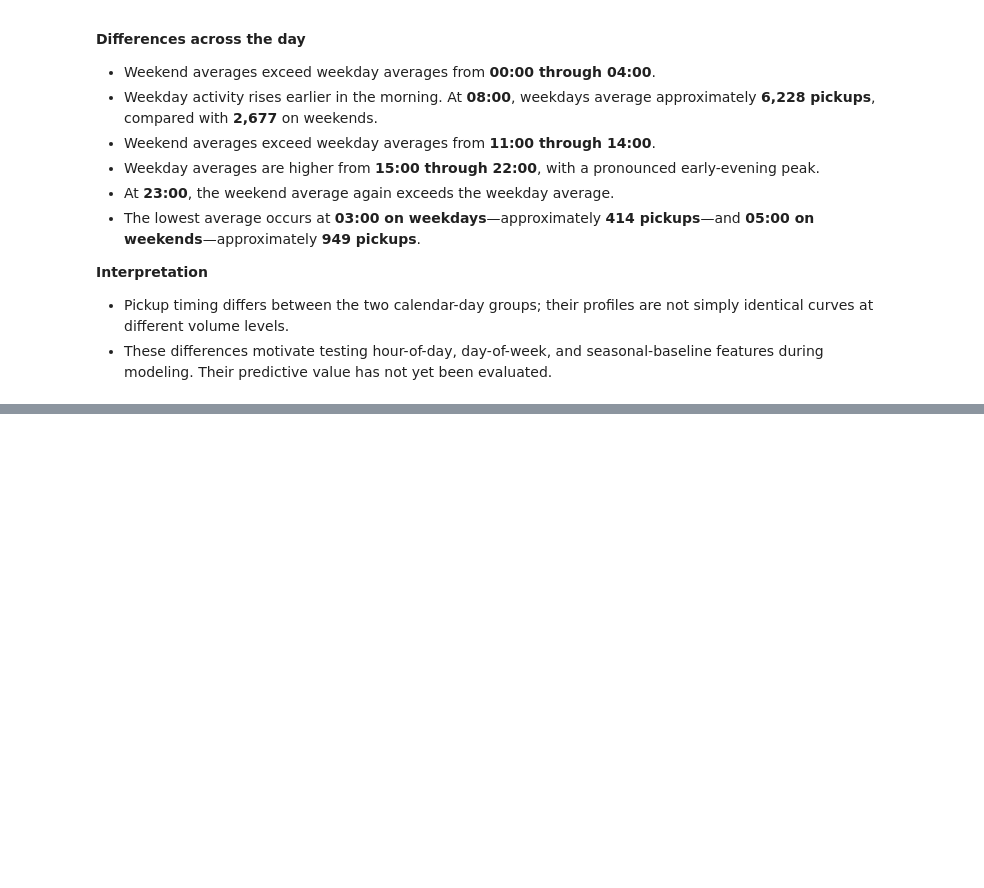
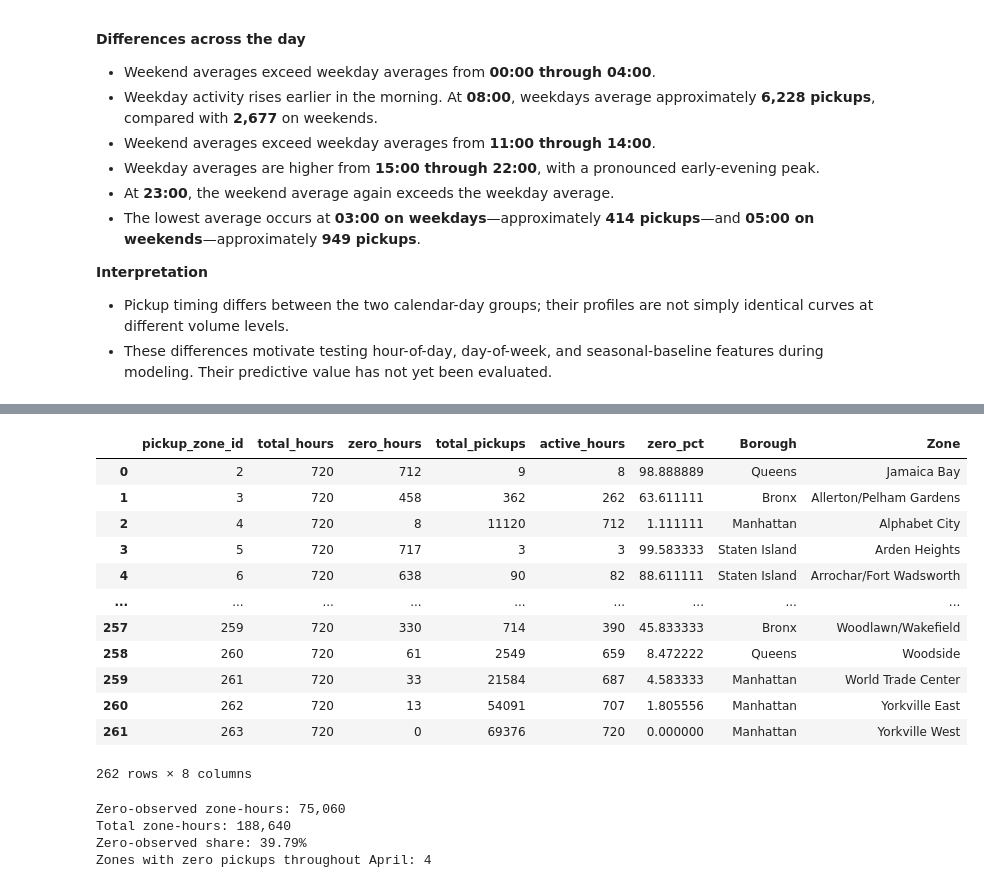
Before and after one commit to neehanthreddym/urban-mobility-demand-forecasting, a Jupyter notebook: notebooks/01_april_eda.ipynb, the cells around one changed output, grey strips where cells are left out. Saved outputs shown, nothing was run; the diff lists cells and outputs as text; code cells hidden in the pictures; blank space fills up the shorter version.

```diff
--- a/notebooks/01_april_eda.ipynb
+++ b/notebooks/01_april_eda.ipynb
@@ -287,0 +294,19 @@ peak_rows
+# %%
+# Load and verify the zone labels
+LOOKUP_PATH = ROOT / "data/reference/taxi_zone_lookup.csv"
+
+lookup_metadata = next(
+    item for item in report["inputs"]
+    if Path(item["path"]).name == "taxi_zone_lookup.csv"
+)
+
+assert (
+    hashlib.sha256(LOOKUP_PATH.read_bytes()).hexdigest()
+    == lookup_metadata["sha256"]
+), "Lookup differs from the validated snapshot."
+
+lookup = pd.read_csv(LOOKUP_PATH)
+
+assert lookup["LocationID"].is_unique
+
+lookup[["LocationID", "Borough", "Zone"]].head()
@@ -287,0 +534,60 @@ peak_rows
+# %%
+# Calculate zero-observed frequency
+zero_summary = (
+    df.groupby("pickup_zone_id", as_index=False)
+    .agg(
+        total_hours=("pickup_count", "size"),
+        zero_hours=("pickup_count", lambda counts: counts.eq(0).sum()),
+        total_pickups=("pickup_count", "sum"),
+    )
+)
+
+zero_summary["active_hours"] = (zero_summary["total_hours"] - zero_summary["zero_hours"])
+zero_summary["zero_pct"] = (100 * zero_summary["zero_hours"] / zero_summary["total_hours"])
+
+zero_summary = zero_summary.merge(
+    zone_summary[["pickup_zone_id", "Borough", "Zone"]],
+    on="pickup_zone_id",
+    how="left",
+    validate="one_to_one"
+)
+
+assert len(zero_summary) == 262
+assert zero_summary["total_hours"].eq(720).all()
+assert zero_summary["total_pickups"].sum() == report["accepted_pickups"]
+assert zero_summary["zero_hours"].sum() == report["zero_observed_zone_hours"]
+assert zero_summary["zero_pct"].between(0, 100).all()
+assert zero_summary[["Borough", "Zone"]].notna().all().all()
+
+zero_summary
+# %% [output]
+|  | pickup_zone_id | total_hours | zero_hours | total_pickups | active_hours | zero_pct | Borough | Zone |
+| 0 | 2 | 720 | 712 | 9 | 8 | 98.888889 | Queens | Jamaica Bay |
+| 1 | 3 | 720 | 458 | 362 | 262 | 63.611111 | Bronx | Allerton/Pelham Gardens |
+| 2 | 4 | 720 | 8 | 11120 | 712 | 1.111111 | Manhattan | Alphabet City |
+| 3 | 5 | 720 | 717 | 3 | 3 | 99.583333 | Staten Island | Arden Heights |
+| 4 | 6 | 720 | 638 | 90 | 82 | 88.611111 | Staten Island | Arrochar/Fort Wadsworth |
+| ... | ... | ... | ... | ... | ... | ... | ... | ... |
+| 257 | 259 | 720 | 330 | 714 | 390 | 45.833333 | Bronx | Woodlawn/Wakefield |
+| 258 | 260 | 720 | 61 | 2549 | 659 | 8.472222 | Queens | Woodside |
+| 259 | 261 | 720 | 33 | 21584 | 687 | 4.583333 | Manhattan | World Trade Center |
+| 260 | 262 | 720 | 13 | 54091 | 707 | 1.805556 | Manhattan | Yorkville East |
+| 261 | 263 | 720 | 0 | 69376 | 720 | 0.000000 | Manhattan | Yorkville West |
+262 rows × 8 columns
+# %%
+# Summarize the overall frequency
+total_zero_hours = int(zero_summary["zero_hours"].sum())
+total_zone_hours = len(df)
+overall_zero_pct = 100 * total_zero_hours / total_zone_hours
+
+all_zero_zones = zero_summary.loc[zero_summary["zero_hours"].eq(zero_summary["total_hours"])]
+
+print(f"Zero-observed zone-hours: {total_zero_hours:,}")
+print(f"Total zone-hours: {total_zone_hours:,}")
+print(f"Zero-observed share: {overall_zero_pct:.2f}%")
+print(f"Zones with zero pickups throughout April: {len(all_zero_zones)}")
+# %% [output]
+Zero-observed zone-hours: 75,060
+Total zone-hours: 188,640
+Zero-observed share: 39.79%
+Zones with zero pickups throughout April: 4
```
Also changed, not shown: parts of 17 cells of this notebook.
